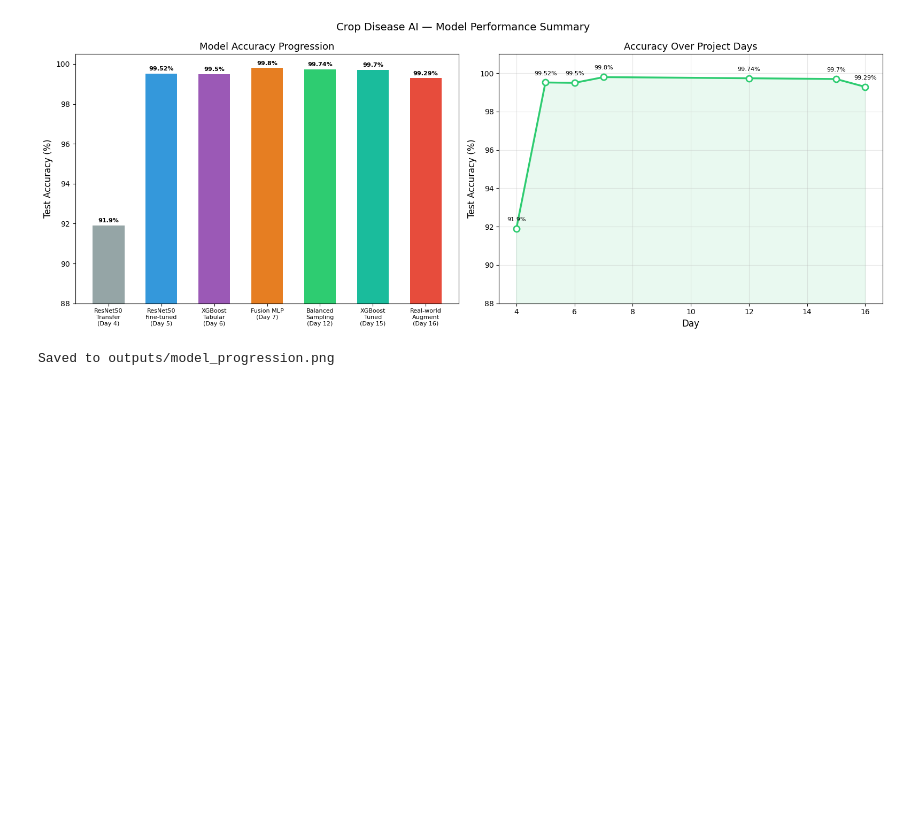
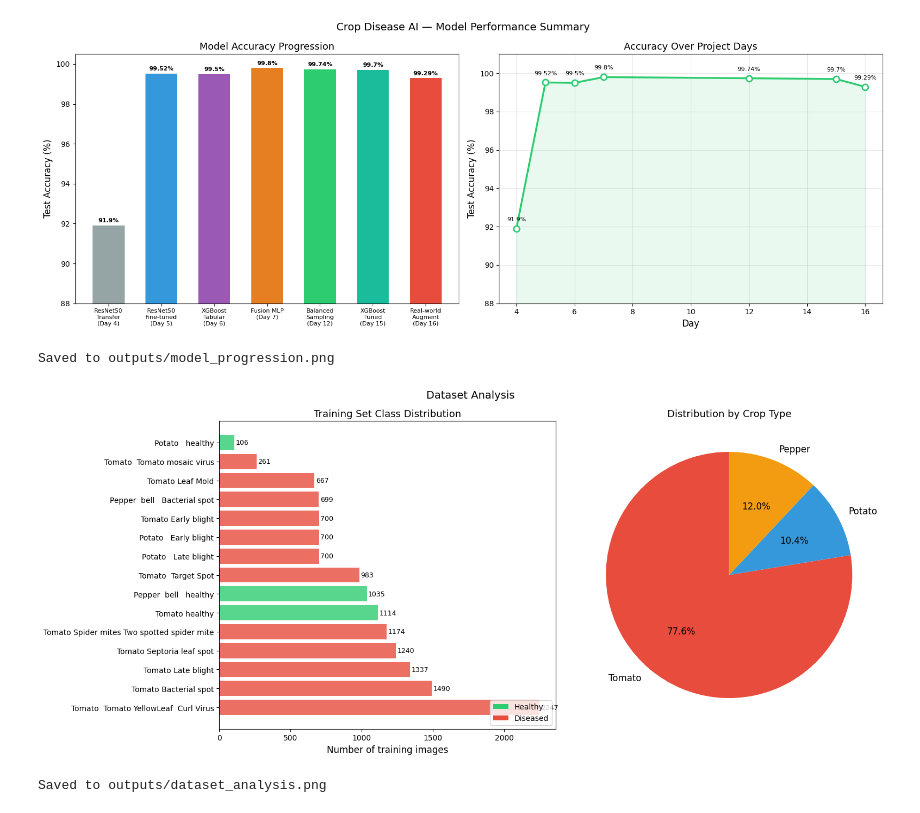
Before and after one commit to AryanLovesCoding/Crop-Disease-AI, a Jupyter notebook: day24_evaluation_report.ipynb, the cells around one changed output. Drawn from its saved outputs; the diff is of its cells as text; code cells hidden in the pictures; blank space fills up the shorter version.

```diff
--- a/day24_evaluation_report.ipynb
+++ b/day24_evaluation_report.ipynb
@@ -219,3 +219,46 @@ print("Saved to outputs/model_progression.png")
 # %% [output]
 [figure]
 Saved to outputs/model_progression.png
+# %%
+# Training set class distribution
+label_counts = Counter(train_labels)
+sorted_counts = sorted(label_counts.items(), key=lambda x: x[1], reverse=True)
+names = [classes[idx].replace('_', ' ') for idx, _ in sorted_counts]
+counts = [count for _, count in sorted_counts]
+colors = ['#2ecc71' if 'healthy' in classes[idx].lower() else '#e74c3c'
+          for idx, _ in sorted_counts]
+
+fig, axes = plt.subplots(1, 2, figsize=(16, 7))
+
+# Bar chart
+bars = axes[0].barh(names, counts, color=colors, alpha=0.8)
+axes[0].set_xlabel('Number of training images', fontsize=12)
+axes[0].set_title('Training Set Class Distribution', fontsize=13)
+for bar, count in zip(bars, counts):
+    axes[0].text(bar.get_width() + 10, bar.get_y() + bar.get_height()/2,
+                 str(count), va='center', fontsize=9)
+
+# Pie chart — crop distribution
+crop_counts = {
+    'Tomato': sum(v for k, v in label_counts.items() if 'Tomato' in classes[k]),
+    'Potato': sum(v for k, v in label_counts.items() if 'Potato' in classes[k]),
+    'Pepper': sum(v for k, v in label_counts.items() if 'Pepper' in classes[k])
+}
+axes[1].pie(crop_counts.values(), labels=crop_counts.keys(),
+            autopct='%1.1f%%', colors=['#e74c3c', '#3498db', '#f39c12'],
+            startangle=90, textprops={'fontsize': 12})
+axes[1].set_title('Distribution by Crop Type', fontsize=13)
+
+from matplotlib.patches import Patch
+legend_elements = [Patch(facecolor='#2ecc71', label='Healthy'),
+                   Patch(facecolor='#e74c3c', label='Diseased')]
+axes[0].legend(handles=legend_elements, loc='lower right')
+
+plt.suptitle('Dataset Analysis', fontsize=14)
+plt.tight_layout()
+plt.savefig('outputs/dataset_analysis.png', dpi=150, bbox_inches='tight')
+plt.show()
+print("Saved to outputs/dataset_analysis.png")
+# %% [output]
+[figure, added]
+Saved to outputs/dataset_analysis.png
```
Also changed, not shown: parts of 1 cell of this notebook, 4 other files.
